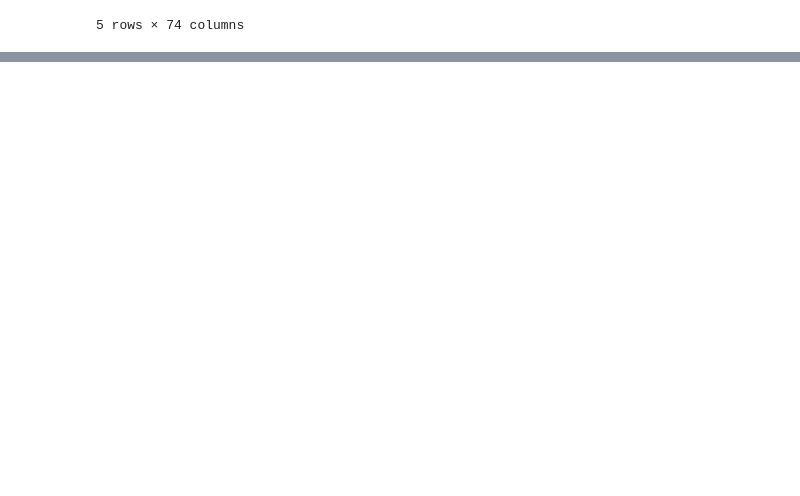
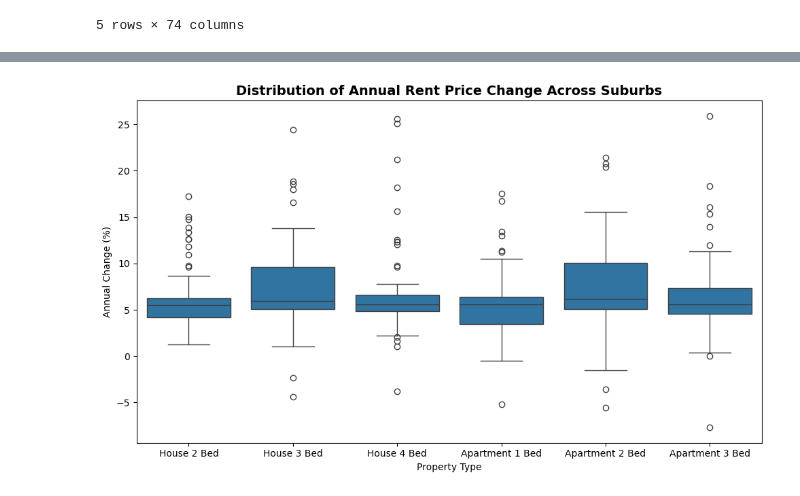
Before and after one commit to bicicow03/Group-Project-Real-Estate-Industry-Analysis, a Jupyter notebook: notebooks/evaluation_types.ipynb, the cells around one changed output, grey strips where cells are left out. Saved outputs shown, nothing was run; the diff lists cells and outputs as text; code cells hidden in the pictures; blank space fills up the shorter version.

```diff
--- a/notebooks/evaluation_types.ipynb
+++ b/notebooks/evaluation_types.ipynb
@@ -197,0 +351,33 @@ all.to_csv('../data/outputs/all_growth.csv')
+# %%
+import seaborn as sns
+import matplotlib.pyplot as plt
+
+# dictionary to rename columns
+rename_map = {
+    'house_2bed_Price_change (%)': 'House 2 Bed',
+    'house_3bed_Price_change (%)': 'House 3 Bed',
+    'house_4bed_Price_change (%)': 'House 4 Bed',
+    'unit_1bed_Price_change (%)': 'Apartment 1 Bed',
+    'unit_2bed_Price_change (%)': 'Apartment 2 Bed',
+    'unit_3bed_Price_change (%)': 'Apartment 3 Bed'
+}
+
+# melt into long format
+price_change_cols = list(rename_map.keys())
+data_long = df[price_change_cols].melt(
+    var_name="Property Type",
+    value_name="Annual Change (%)"
+)
+
+# apply renaming
+data_long["Property Type"] = data_long["Property Type"].map(rename_map)
+
+# plot
+plt.figure(figsize=(10,6))
+sns.boxplot(x="Property Type", y="Annual Change (%)", data=data_long)
+plt.title("Distribution of Annual Rent Price Change Across Suburbs", fontsize=14, fontweight="bold")
+plt.xticks(rotation=0)  # keep labels horizontal
+plt.tight_layout()
+plt.show()
+# %% [output]
+[figure, added]
```
Also changed, not shown: parts of 7 cells of this notebook, 1 other file.
